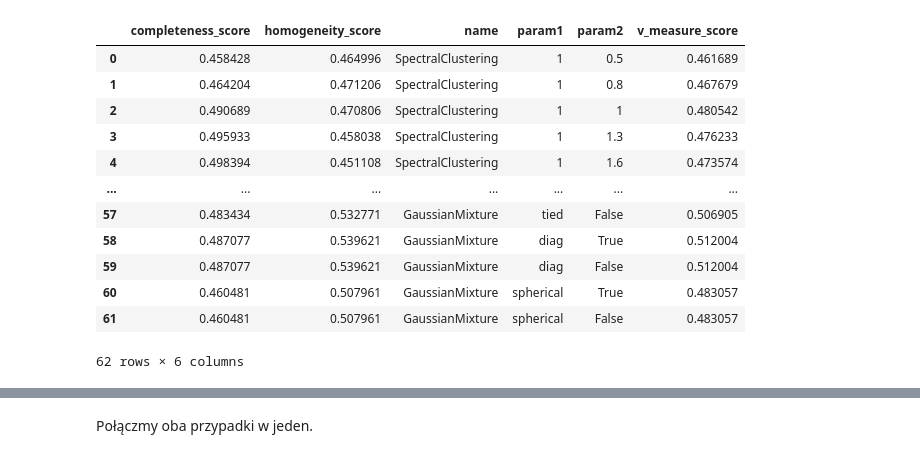
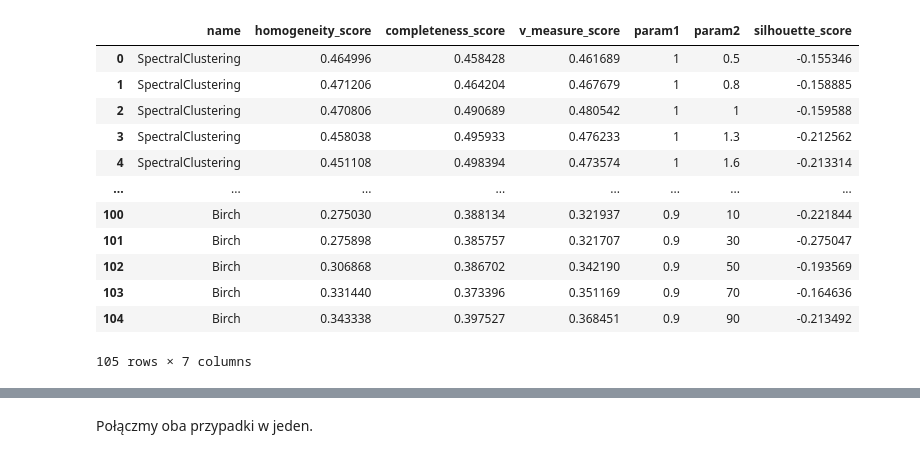
Before and after one commit to HaZdula/sacred_texts, a Jupyter notebook: fast_GridSearch.ipynb, the cells around one changed output, grey strips where cells are left out. Cells and saved outputs as stored; diff of their text form; code cells hidden in the pictures.

```diff
--- a/fast_GridSearch.ipynb
+++ b/fast_GridSearch.ipynb
@@ -41,11 +41,11 @@ def train_fast(df, model, labels):
     ret["homogeneity_score"] = homogeneity_score(labels, lab)
     ret["completeness_score"] = completeness_score(labels, lab)
     ret["v_measure_score"] = v_measure_score(labels, lab)
-    ret["v_measure_score"] = silhouette_score(df, lab)
+    ret["silhouette_score"] = silhouette_score(df, lab)
 
     return lab, ret
 # %%
-results_table = pd.DataFrame(columns= ["name","homogeneity_score","completeness_score","v_measure_score"])
+results_table = pd.DataFrame(columns= ["name","homogeneity_score","completeness_score","v_measure_score","silhouette_score"])
 
 def fast_GridSearch(method, parameter_dict, df, labels, name_of_method, results_table, **kwargs):
 
@@ -80,7 +80,7 @@ def fast_GridSearch(method, parameter_dict, df, labels, name_of_method, results_
     keys = list(parameter_dict.keys())
     assert(len(keys) == 2)
 
-    results = pd.DataFrame(columns= ["name","homogeneity_score","completeness_score","v_measure_score"])
+    results = pd.DataFrame(columns= ["name","param1","param2", "homogeneity_score","completeness_score","v_measure_score", "silhouette_score"])
 
     bound = len(parameter_dict.get(keys[0])) * len(parameter_dict.get(keys[1]))
     i = 1
@@ -107,7 +107,8 @@ def fast_GridSearch(method, parameter_dict, df, labels, name_of_method, results_
                        "param2" : [par2],
                        "homogeneity_score"  : [ret.get("homogeneity_score")],
                        "completeness_score" : [ret.get("completeness_score")],
-                       "v_measure_score"    : [ret.get("v_measure_score")]}
+                       "v_measure_score"    : [ret.get("v_measure_score")],
+                       "silhouette_score"   : [ret.get("silhouette_score")]}
 
                 row = pd.DataFrame(data = row)
                 results_table = pd.concat([results_table, row])
@@ -266,7 +269,8 @@ results_table = fast_GridSearch(SpectralClustering,
                                 "SpectralClustering",
                                 results_table,
                                 random_state = 42,
-                                n_init = 20)
+                                n_init = 20,
+                               n_clusters = 8)
 
 
 kmeans_d = {'init'  : ['k-means++', 'random'],
@@ -329,7 +333,7 @@ results_table = fast_GridSearch(Birch,
 
 
 results_table8 = results_table
-results_table
+results_table8
 # %% [output]
 Starting SpectralClustering
 progres: 25/25
@@ -354,13 +358,13 @@ Wall time: 18min 56s
-|  | completeness_score | homogeneity_score | name | param1 | param2 | v_measure_score |
-| 0 | 0.458428 | 0.464996 | SpectralClustering | 1 | 0.5 | 0.461689 |
-| 1 | 0.464204 | 0.471206 | SpectralClustering | 1 | 0.8 | 0.467679 |
-| 2 | 0.490689 | 0.470806 | SpectralClustering | 1 | 1 | 0.480542 |
-| 3 | 0.495933 | 0.458038 | SpectralClustering | 1 | 1.3 | 0.476233 |
-| 4 | 0.498394 | 0.451108 | SpectralClustering | 1 | 1.6 | 0.473574 |
-| ... | ... | ... | ... | ... | ... | ... |
-| 57 | 0.483434 | 0.532771 | GaussianMixture | tied | False | 0.506905 |
-| 58 | 0.487077 | 0.539621 | GaussianMixture | diag | True | 0.512004 |
-| 59 | 0.487077 | 0.539621 | GaussianMixture | diag | False | 0.512004 |
-| 60 | 0.460481 | 0.507961 | GaussianMixture | spherical | True | 0.483057 |
-| 61 | 0.460481 | 0.507961 | GaussianMixture | spherical | False | 0.483057 |
+|  | name | homogeneity_score | completeness_score | v_measure_score | param1 | param2 | silhouette_score |
+| 0 | SpectralClustering | 0.464996 | 0.458428 | 0.461689 | 1 | 0.5 | -0.155346 |
+| 1 | SpectralClustering | 0.471206 | 0.464204 | 0.467679 | 1 | 0.8 | -0.158885 |
+| 2 | SpectralClustering | 0.470806 | 0.490689 | 0.480542 | 1 | 1 | -0.159588 |
+| 3 | SpectralClustering | 0.458038 | 0.495933 | 0.476233 | 1 | 1.3 | -0.212562 |
+| 4 | SpectralClustering | 0.451108 | 0.498394 | 0.473574 | 1 | 1.6 | -0.213314 |
+| ... | ... | ... | ... | ... | ... | ... | ... |
+| 100 | Birch | 0.275030 | 0.388134 | 0.321937 | 0.9 | 10 | -0.221844 |
+| 101 | Birch | 0.275898 | 0.385757 | 0.321707 | 0.9 | 30 | -0.275047 |
+| 102 | Birch | 0.306868 | 0.386702 | 0.342190 | 0.9 | 50 | -0.193569 |
+| 103 | Birch | 0.331440 | 0.373396 | 0.351169 | 0.9 | 70 | -0.164636 |
+| 104 | Birch | 0.343338 | 0.397527 | 0.368451 | 0.9 | 90 | -0.213492 |
-62 rows × 6 columns
+105 rows × 7 columns
```
Also changed, not shown: parts of 11 cells of this notebook, 2 other files.
